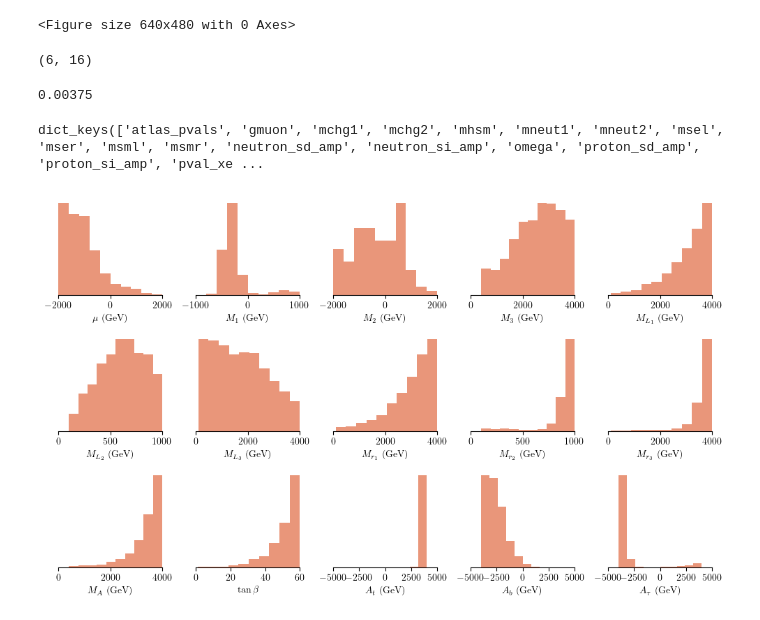
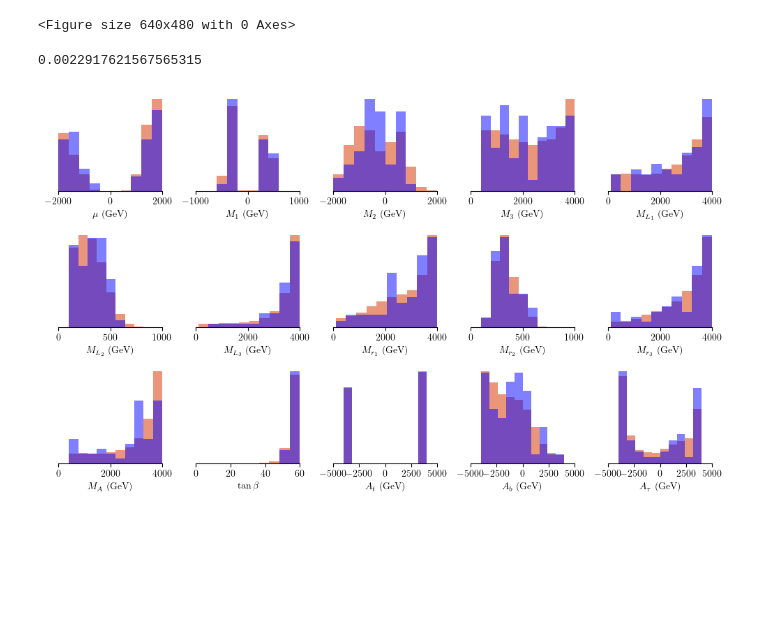
Before and after one commit to NolanSmyth/MSSM, a Jupyter notebook: LBI/pMSSM/limit_plots.ipynb, the cells around one changed output. Drawn from its saved outputs; the diff is of its cells as text; code cells hidden in the pictures; blank space fills up the shorter version.

```diff
--- a/LBI/pMSSM/limit_plots.ipynb
+++ b/LBI/pMSSM/limit_plots.ipynb
@@ -17,7 +17,7 @@ plot_dir = "../../plots/"
 
 # Load in array
 logger = None
-hf = h5py.File('samples_and_results.h5', 'r')
+hf = h5py.File('samples_and_results_new.h5', 'r')
 samples = hf['samples'][:]
 results = {}
 for key in hf.keys():
@@ -28,8 +39,10 @@ hf.close()
 results['mneut1'] = onp.abs(results['mneut1'])
 
 # Plot arguments
-lower_limits = onp.array([[0.01, 74e-11, 122.0, 2 * 0.02275]])
-upper_limits = onp.array([[0.30, 428e-11, 128.0, 1.1]])
+lower_limits = onp.array([[0.09, 74e-11, 122.0, 2 * 0.02275]])
+upper_limits = onp.array([[0.15, 428e-11, 128.0, 1.1]])
+# lower_limits = X_true - 3 * X_sigma
+# upper_limits = X_true + 3 * X_sigma
 limits = onp.stack([lower_limits, upper_limits]).squeeze()
 ranges = [
     [-2000, 2000],
@@ -75,9 +88,6 @@ labels = [
     r"$A_{\tau}$",
 ]
 levels = [0.6827, 0.9545, 0.9973]
-
-X_true = onp.array([[0.12, 251e-11, 125.0, 0.05]])
-X_sigma = onp.array([0.01, 59e-11, 1.0, 1e-5])
 # %%
 filtered_unitful_samples, filtered_results = lp.filter_observables(
     samples, results, limits
@@ -92,16 +103,3 @@ lp.plot_mass_splitting(results, filename="unfiltered_LHC_mass_splitting_constrai
 lp.plot_mass_splitting(filtered_results)
 # %% [output]
 <Figure size 640x480 with 0 Axes>
-# %%
-samples.shape
-filtered_unitful_samples.shape
-# %% [output]
-(6, 16)
-# %%
-6/1600
-# %% [output]
-0.00375
-# %%
-results.keys()
-# %% [output]
-dict_keys(['atlas_pvals', 'gmuon', 'mchg1', 'mchg2', 'mhsm', 'mneut1', 'mneut2', 'msel', 'mser', 'msml', 'msmr', 'neutron_sd_amp', 'neutron_si_amp', 'omega', 'proton_sd_amp', 'proton_si_amp', 'pval_xe ...
@@ -110,22 +106,26 @@ samples.shape
+# %%
+print(filtered_unitful_samples.shape[0]/samples.shape[0])
+# %% [output]
+0.0022917621567565315
 # %%
 plt.subplots(figsize=(10, 6))
 for i,label in enumerate(labels):
     plt.subplot(3, 5, i+1)
     plt.hist(samples[:,i], color="darksalmon", bins=10, density=True, range=ranges[i])
-    # plt.hist(filtered_unitful_samples[:,i], color="blue", bins=10, density=True, alpha=0.5, range=ranges[i])
+    plt.hist(filtered_unitful_samples[:,i], color="blue", bins=10, density=True, alpha=0.5, range=ranges[i])
     # plt.hist(filtered_unitful_samples[:,i])
     if "tan" not in label:
         plt.xlabel(label + " (GeV)")
     else:
         plt.xlabel(label)
     plt.xlim(ranges[i])
     ax = plt.gca()
     ax.set_xticks(ax.get_xticks() + [0])
     ax.spines['top'].set_visible(False)
     ax.spines['right'].set_visible(False)
     ax.spines['left'].set_visible(False)
     ax.get_yaxis().set_visible(False)
     # plt.box(False)
 plt.tight_layout()
 # %% [output]
-[figure, old version]
+[figure, new version]
```
Also changed, not shown: parts of 5 cells of this notebook, 5 other files.
